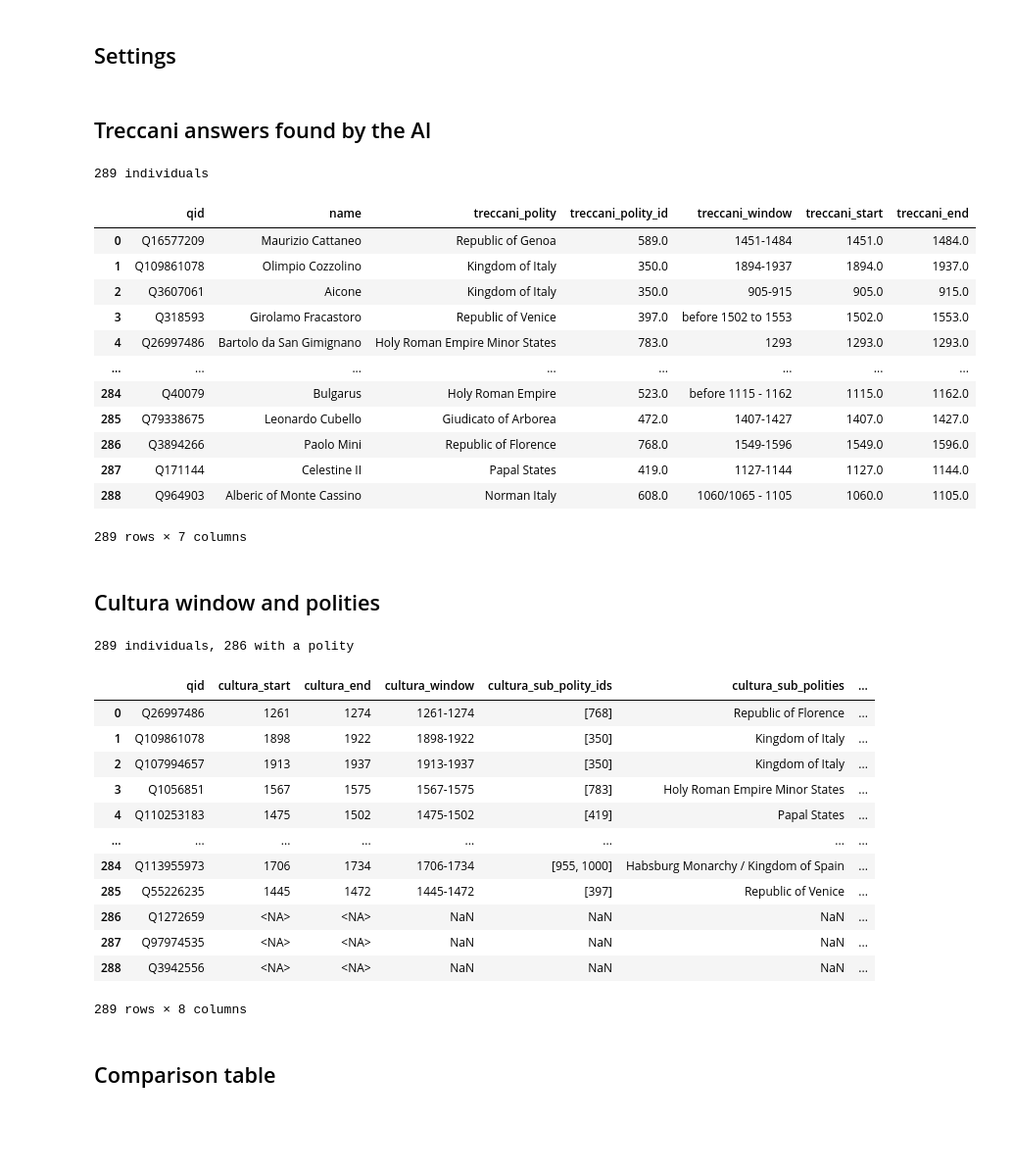
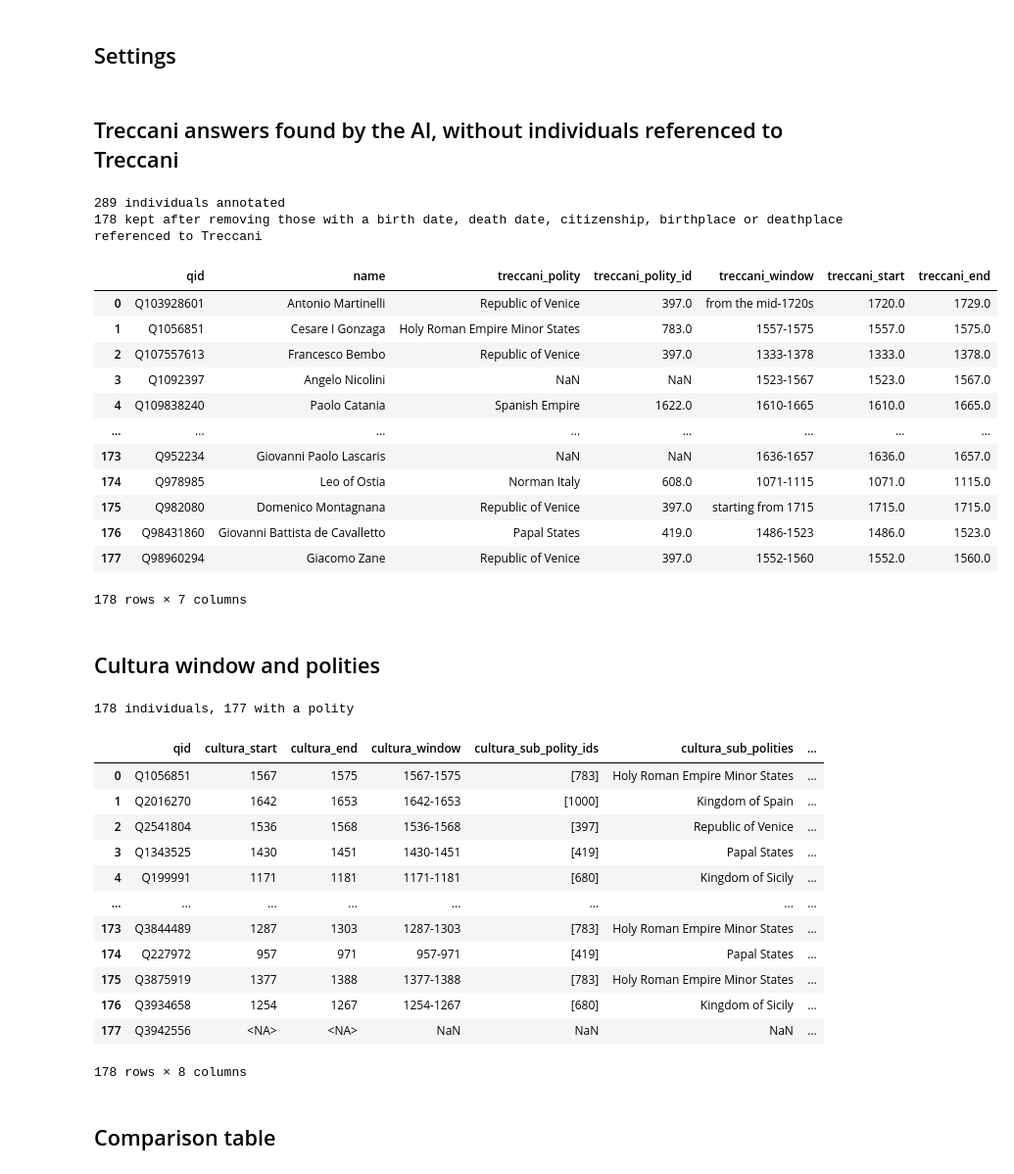
Before and after one commit to charlesdedampierre/cultura_database, a Jupyter notebook: notebooks/13_treccani_validation.ipynb, the cells around one changed output. Shown at 98% size. Drawn from its saved outputs; the diff is of its cells as text; code cells hidden in the pictures; blank space fills up the shorter version.

Commit message:
Clean annotations/treccani_validation: one dataset per role (annotations of the 289, texts of the 300, AI response cache); notebook 13 removes Treccani-referenced individuals at the start

```diff
--- a/notebooks/13_treccani_validation.ipynb
+++ b/notebooks/13_treccani_validation.ipynb
@@ -18,47 +17,51 @@ EXCLUDE_TRECCANI_SOURCED = True
 TRECCANI_CHECKED = ["P569", "P570", "P27", "P20", "P19"]
 # %% [markdown]
-## Treccani answers found by the AI
+## Treccani answers found by the AI, without individuals referenced to Treccani
 # %%
 def window_years(answer):
     answer = answer if isinstance(answer, str) else ""
     years = []
     for year, decade in re.findall(r"\b(\d{3,4})(s?)\b", answer):
         years += [int(year), int(year) + 9] if decade else [int(year)]
     if years:
         return min(years), max(years)
     centuries = [int(c) for c in re.findall(r"(\d{1,2})(?:st|nd|rd|th) century", answer)]
     if centuries:
         return (min(centuries) - 1) * 100 + 1, max(centuries) * 100
     return None, None
 
 
 raw = pd.read_parquet(AI_ANSWERS)
 treccani = pd.DataFrame({
     "qid": raw["entity"].map(lambda entity: entity["qid"]),
     "name": raw["entity"].map(lambda entity: entity["label_en"]),
     "treccani_polity": raw["polity_ai_matched"].map(lambda answer: answer["answer"]),
     "treccani_polity_id": raw["polity_ai_matched"].map(lambda answer: int(answer["source_verbatim"][0].split("|")[0]) if len(answer["source_verbatim"]) else None),
     "treccani_window": raw["productivity_window_ai_extracted"].map(lambda answer: answer["answer"]),
 })
 treccani[["treccani_start", "treccani_end"]] = treccani["treccani_window"].map(window_years).tolist()
 assert treccani["qid"].is_unique
-print(len(treccani), "individuals")
+referenced_to_treccani = {s["qid"] for s in json.loads(REFERENCES.read_text()) if s["status"] == "treccani" and s["pid"] in TRECCANI_CHECKED}
+print(len(treccani), "individuals annotated")
+treccani = treccani[~treccani["qid"].isin(referenced_to_treccani)].reset_index(drop=True)
+print(len(treccani), "kept after removing those with a birth date, death date, citizenship, birthplace or deathplace referenced to Treccani")
 treccani
 # %% [output]
-289 individuals
+289 individuals annotated
+178 kept after removing those with a birth date, death date, citizenship, birthplace or deathplace referenced to Treccani
 |  | qid | name | treccani_polity | treccani_polity_id | treccani_window | treccani_start | treccani_end |
-| 0 | Q16577209 | Maurizio Cattaneo | Republic of Genoa | 589.0 | 1451-1484 | 1451.0 | 1484.0 |
-| 1 | Q109861078 | Olimpio Cozzolino | Kingdom of Italy | 350.0 | 1894-1937 | 1894.0 | 1937.0 |
-| 2 | Q3607061 | Aicone | Kingdom of Italy | 350.0 | 905-915 | 905.0 | 915.0 |
-| 3 | Q318593 | Girolamo Fracastoro | Republic of Venice | 397.0 | before 1502 to 1553 | 1502.0 | 1553.0 |
-| 4 | Q26997486 | Bartolo da San Gimignano | Holy Roman Empire Minor States | 783.0 | 1293 | 1293.0 | 1293.0 |
+| 0 | Q103928601 | Antonio Martinelli | Republic of Venice | 397.0 | from the mid-1720s | 1720.0 | 1729.0 |
+| 1 | Q1056851 | Cesare I Gonzaga | Holy Roman Empire Minor States | 783.0 | 1557-1575 | 1557.0 | 1575.0 |
+| 2 | Q107557613 | Francesco Bembo | Republic of Venice | 397.0 | 1333-1378 | 1333.0 | 1378.0 |
+| 3 | Q1092397 | Angelo Nicolini | NaN | NaN | 1523-1567 | 1523.0 | 1567.0 |
+| 4 | Q109838240 | Paolo Catania | Spanish Empire | 1622.0 | 1610-1665 | 1610.0 | 1665.0 |
 | ... | ... | ... | ... | ... | ... | ... | ... |
-| 284 | Q40079 | Bulgarus | Holy Roman Empire | 523.0 | before 1115 - 1162 | 1115.0 | 1162.0 |
-| 285 | Q79338675 | Leonardo Cubello | Giudicato of Arborea | 472.0 | 1407-1427 | 1407.0 | 1427.0 |
-| 286 | Q3894266 | Paolo Mini | Republic of Florence | 768.0 | 1549-1596 | 1549.0 | 1596.0 |
-| 287 | Q171144 | Celestine II | Papal States | 419.0 | 1127-1144 | 1127.0 | 1144.0 |
-| 288 | Q964903 | Alberic of Monte Cassino | Norman Italy | 608.0 | 1060/1065 - 1105 | 1060.0 | 1105.0 |
+| 173 | Q952234 | Giovanni Paolo Lascaris | NaN | NaN | 1636-1657 | 1636.0 | 1657.0 |
+| 174 | Q978985 | Leo of Ostia | Norman Italy | 608.0 | 1071-1115 | 1071.0 | 1115.0 |
+| 175 | Q982080 | Domenico Montagnana | Republic of Venice | 397.0 | starting from 1715 | 1715.0 | 1715.0 |
+| 176 | Q98431860 | Giovanni Battista de Cavalletto | Papal States | 419.0 | 1486-1523 | 1486.0 | 1523.0 |
+| 177 | Q98960294 | Giacomo Zane | Republic of Venice | 397.0 | 1552-1560 | 1552.0 | 1560.0 |
-289 rows × 7 columns
+178 rows × 7 columns
 # %% [markdown]
 ## Cultura window and polities
 # %%
@@ -100,20 +103,20 @@ cultura = windows.merge(sub_polities, on="qid", how="left").merge(meta_polities,
 print(len(cultura), "individuals,", cultura["cultura_sub_polities"].notna().sum(), "with a polity")
 cultura
 # %% [output]
-289 individuals, 286 with a polity
+178 individuals, 177 with a polity
 |  | qid | cultura_start | cultura_end | cultura_window | cultura_sub_polity_ids | cultura_sub_polities | ... |
-| 0 | Q26997486 | 1261 | 1274 | 1261-1274 | [768] | Republic of Florence | ... |
-| 1 | Q109861078 | 1898 | 1922 | 1898-1922 | [350] | Kingdom of Italy | ... |
-| 2 | Q107994657 | 1913 | 1937 | 1913-1937 | [350] | Kingdom of Italy | ... |
-| 3 | Q1056851 | 1567 | 1575 | 1567-1575 | [783] | Holy Roman Empire Minor States | ... |
-| 4 | Q110253183 | 1475 | 1502 | 1475-1502 | [419] | Papal States | ... |
+| 0 | Q1056851 | 1567 | 1575 | 1567-1575 | [783] | Holy Roman Empire Minor States | ... |
+| 1 | Q2016270 | 1642 | 1653 | 1642-1653 | [1000] | Kingdom of Spain | ... |
+| 2 | Q2541804 | 1536 | 1568 | 1536-1568 | [397] | Republic of Venice | ... |
+| 3 | Q1343525 | 1430 | 1451 | 1430-1451 | [419] | Papal States | ... |
+| 4 | Q199991 | 1171 | 1181 | 1171-1181 | [680] | Kingdom of Sicily | ... |
 | ... | ... | ... | ... | ... | ... | ... | ... |
-| 284 | Q113955973 | 1706 | 1734 | 1706-1734 | [955, 1000] | Habsburg Monarchy / Kingdom of Spain | ... |
-| 285 | Q55226235 | 1445 | 1472 | 1445-1472 | [397] | Republic of Venice | ... |
-| 286 | Q1272659 | <NA> | <NA> | NaN | NaN | NaN | ... |
-| 287 | Q97974535 | <NA> | <NA> | NaN | NaN | NaN | ... |
-| 288 | Q3942556 | <NA> | <NA> | NaN | NaN | NaN | ... |
+| 173 | Q3844489 | 1287 | 1303 | 1287-1303 | [783] | Holy Roman Empire Minor States | ... |
+| 174 | Q227972 | 957 | 971 | 957-971 | [419] | Papal States | ... |
+| 175 | Q3875919 | 1377 | 1388 | 1377-1388 | [783] | Holy Roman Empire Minor States | ... |
+| 176 | Q3934658 | 1254 | 1267 | 1254-1267 | [680] | Kingdom of Sicily | ... |
+| 177 | Q3942556 | <NA> | <NA> | NaN | NaN | NaN | ... |
-289 rows × 8 columns
+178 rows × 8 columns
 # %% [markdown]
 ## Comparison table
 # %%
```
Also changed, not shown: parts of 7 cells of this notebook, 6 other files.
